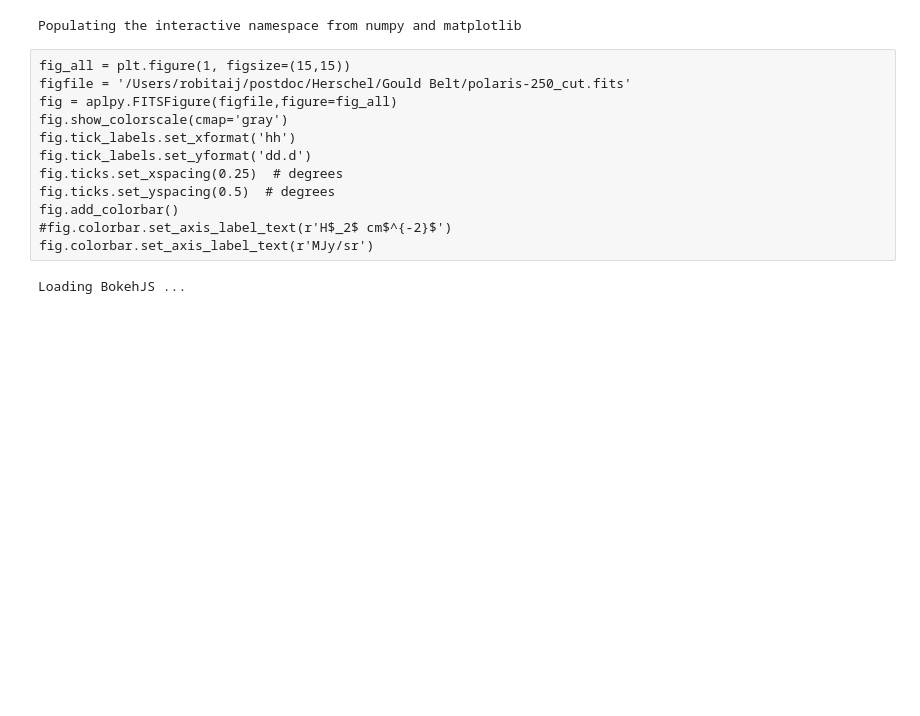
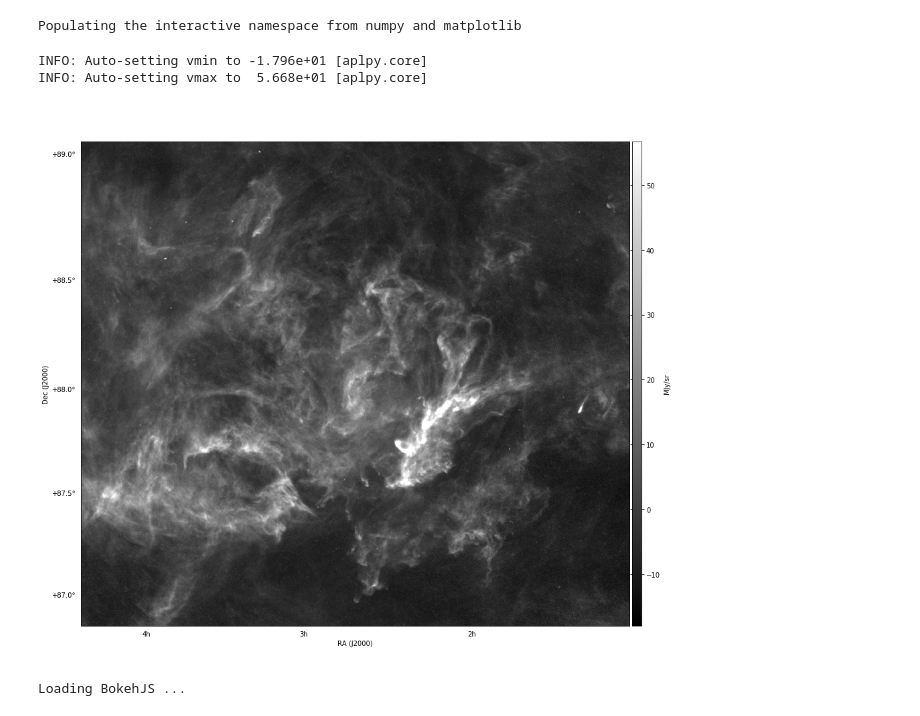
Before and after one commit to hoangducthuong/notebooks, a Jupyter notebook: Polaris.ipynb, the cells around one changed output. Drawn from its saved outputs; the diff is of its cells as text; code cells hidden in the pictures; blank space fills up the shorter version.

```diff
--- a/Polaris.ipynb
+++ b/Polaris.ipynb
@@ -6,18 +6,22 @@ from astropy.io import fits
 %pylab inline
 # %% [output]
 Populating the interactive namespace from numpy and matplotlib
-# %% [raw]
-fig_all = plt.figure(1, figsize=(15,15))
-figfile = '/Users/robitaij/postdoc/Herschel/Gould Belt/polaris-250_cut.fits'
-fig = aplpy.FITSFigure(figfile,figure=fig_all)
-fig.show_colorscale(cmap='gray')
-fig.tick_labels.set_xformat('hh')
-fig.tick_labels.set_yformat('dd.d')
-fig.ticks.set_xspacing(0.25)  # degrees
-fig.ticks.set_yspacing(0.5)  # degrees
-fig.add_colorbar()
-#fig.colorbar.set_axis_label_text(r'H$_2$ cm$^{-2}$')
-fig.colorbar.set_axis_label_text(r'MJy/sr')
+# %%
+fig_all = plt.figure(1, figsize=(15,15))
+figfile = '/Users/robitaij/postdoc/Herschel/Gould Belt/polaris-250_cut.fits'
+fig = aplpy.FITSFigure(figfile,figure=fig_all)
+fig.show_colorscale(cmap='gray')
+fig.tick_labels.set_xformat('hh')
+fig.tick_labels.set_yformat('dd.d')
+fig.ticks.set_xspacing(0.25)  # degrees
+fig.ticks.set_yspacing(0.5)  # degrees
+fig.add_colorbar()
+#fig.colorbar.set_axis_label_text(r'H$_2$ cm$^{-2}$')
+fig.colorbar.set_axis_label_text(r'MJy/sr')
+# %% [output]
+INFO: Auto-setting vmin to -1.796e+01 [aplpy.core]
+INFO: Auto-setting vmax to  5.668e+01 [aplpy.core]
+[figure, added]
 # %%
 from bokeh.plotting import figure as figbok
 from bokeh.io import output_notebook
```
Also changed, not shown: parts of 2 cells of this notebook, 1 other file.
